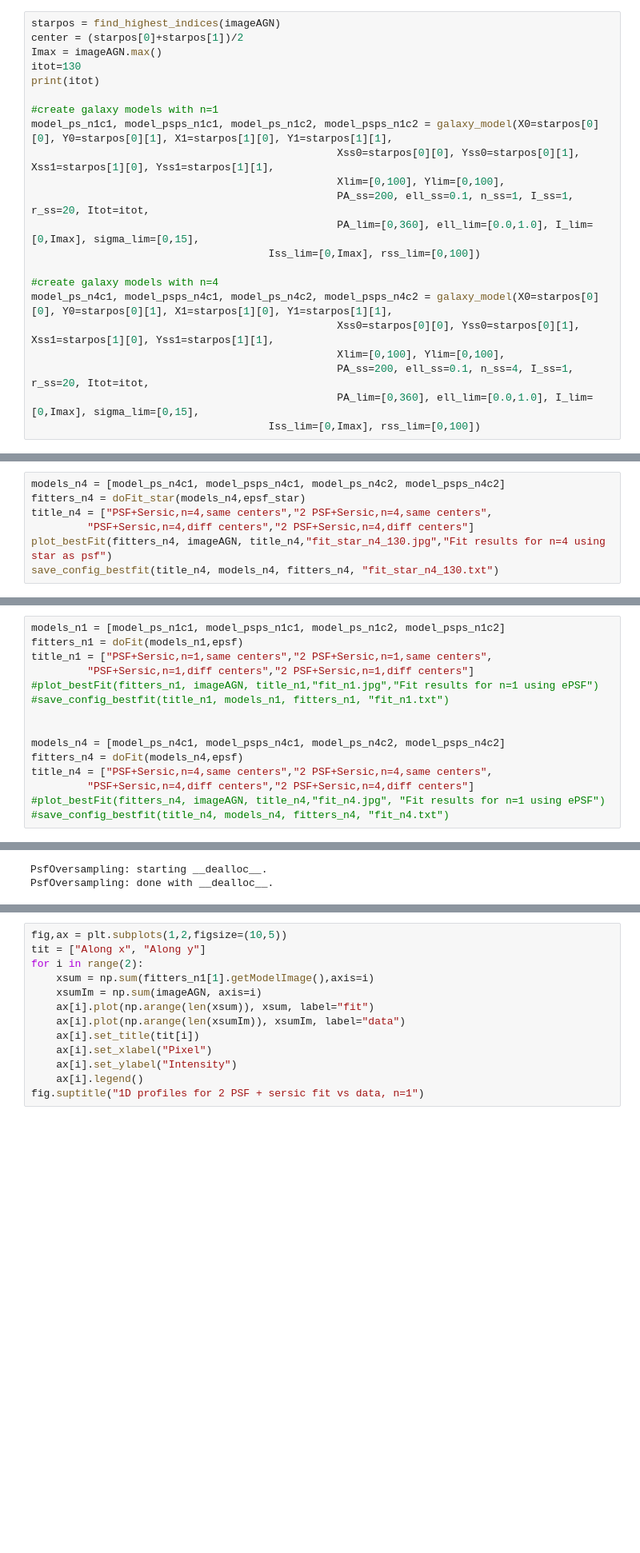
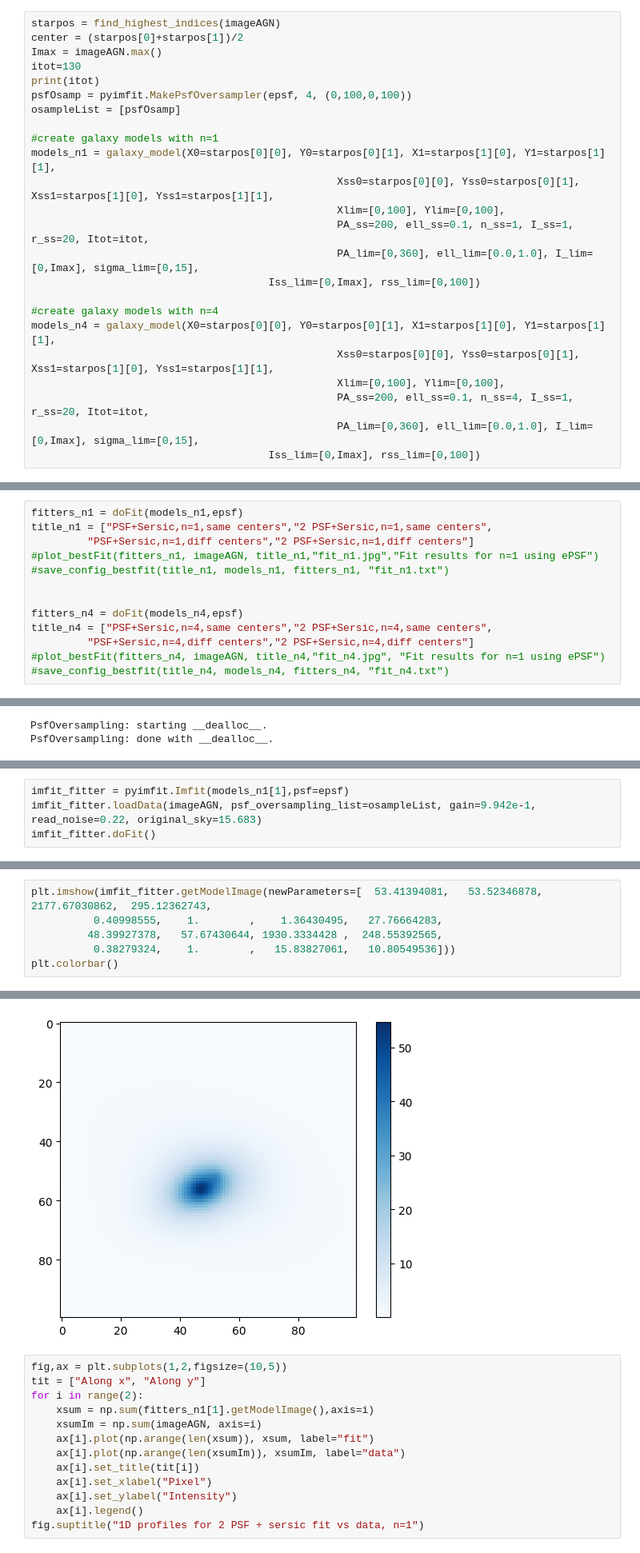
Before and after one commit to insepien/dualAGN, a Jupyter notebook: fit/fit-2PSF-pyimfit.ipynb, the cells around one changed output, grey strips where cells are left out. Shown at 80% size. Saved outputs shown, nothing was run; the diff lists cells and outputs as text; blank space fills up the shorter version.

```diff
--- a/fit/fit-2PSF-pyimfit.ipynb
+++ b/fit/fit-2PSF-pyimfit.ipynb
@@ -128,9 +126,11 @@ center = (starpos[0]+starpos[1])/2
 Imax = imageAGN.max()
 itot=130
 print(itot)
+psfOsamp = pyimfit.MakePsfOversampler(epsf, 4, (0,100,0,100))
+osampleList = [psfOsamp]
 
 #create galaxy models with n=1
-model_ps_n1c1, model_psps_n1c1, model_ps_n1c2, model_psps_n1c2 = galaxy_model(X0=starpos[0][0], Y0=starpos[0][1], X1=starpos[1][0], Y1=starpos[1][1],
+models_n1 = galaxy_model(X0=starpos[0][0], Y0=starpos[0][1], X1=starpos[1][0], Y1=starpos[1][1],
                                                  Xss0=starpos[0][0], Yss0=starpos[0][1], Xss1=starpos[1][0], Yss1=starpos[1][1],
                                                  Xlim=[0,100], Ylim=[0,100],
                                                  PA_ss=200, ell_ss=0.1, n_ss=1, I_ss=1, r_ss=20, Itot=itot,
@@ -138,7 +138,7 @@ model_ps_n1c1, model_psps_n1c1, model_ps_n1c2, model_psps_n1c2 = galaxy_model(X0
                                       Iss_lim=[0,Imax], rss_lim=[0,100])
 
 #create galaxy models with n=4
-model_ps_n4c1, model_psps_n4c1, model_ps_n4c2, model_psps_n4c2 = galaxy_model(X0=starpos[0][0], Y0=starpos[0][1], X1=starpos[1][0], Y1=starpos[1][1],
+models_n4 = galaxy_model(X0=starpos[0][0], Y0=starpos[0][1], X1=starpos[1][0], Y1=starpos[1][1],
                                                  Xss0=starpos[0][0], Yss0=starpos[0][1], Xss1=starpos[1][0], Yss1=starpos[1][1],
                                                  Xlim=[0,100], Ylim=[0,100],
                                                  PA_ss=200, ell_ss=0.1, n_ss=4, I_ss=1, r_ss=20, Itot=itot,
@@ -168,10 +173,3 @@ plot_bestFit(fitters_n1, imageAGN, title_n1,"fit_star_n1_90.jpg","Fit results fo
 save_config_bestfit(title_n1, models_n1, fitters_n1, "fit_star_n1_90.txt")
 # %% [output]
 [figure]
-# %%
-models_n4 = [model_ps_n4c1, model_psps_n4c1, model_ps_n4c2, model_psps_n4c2]
-fitters_n4 = doFit_star(models_n4,epsf_star)
-title_n4 = ["PSF+Sersic,n=4,same centers","2 PSF+Sersic,n=4,same centers",
-         "PSF+Sersic,n=4,diff centers","2 PSF+Sersic,n=4,diff centers"]
-plot_bestFit(fitters_n4, imageAGN, title_n4,"fit_star_n4_130.jpg","Fit results for n=4 using star as psf")
-save_config_bestfit(title_n4, models_n4, fitters_n4, "fit_star_n4_130.txt")
@@ -180,7 +176,6 @@ save_config_bestfit(title_n4, models_n4, fitters_n4, "fit_star_n4_130.txt")
 # %% [markdown]
 # fit epsf
 # %%
-models_n1 = [model_ps_n1c1, model_psps_n1c1, model_ps_n1c2, model_psps_n1c2]
 fitters_n1 = doFit(models_n1,epsf)
 title_n1 = ["PSF+Sersic,n=1,same centers","2 PSF+Sersic,n=1,same centers",
          "PSF+Sersic,n=1,diff centers","2 PSF+Sersic,n=1,diff centers"]
@@ -188,7 +183,6 @@ title_n1 = ["PSF+Sersic,n=1,same centers","2 PSF+Sersic,n=1,same centers",
 #save_config_bestfit(title_n1, models_n1, fitters_n1, "fit_n1.txt")
 
 
-models_n4 = [model_ps_n4c1, model_psps_n4c1, model_ps_n4c2, model_psps_n4c2]
 fitters_n4 = doFit(models_n4,epsf)
 title_n4 = ["PSF+Sersic,n=4,same centers","2 PSF+Sersic,n=4,same centers",
          "PSF+Sersic,n=4,diff centers","2 PSF+Sersic,n=4,diff centers"]
@@ -207,0 +204,4 @@ PsfOversampling: done with __dealloc__.
+# %%
+imfit_fitter = pyimfit.Imfit(models_n1[1],psf=epsf)
+imfit_fitter.loadData(imageAGN, psf_oversampling_list=osampleList, gain=9.942e-1, read_noise=0.22, original_sky=15.683)
+imfit_fitter.doFit()
@@ -207,0 +273,7 @@ PsfOversampling: done with __dealloc__.
+# %%
+plt.imshow(imfit_fitter.getModelImage(newParameters=[  53.41394081,   53.52346878, 2177.67030862,  295.12362743,
+          0.40998555,    1.        ,    1.36430495,   27.76664283,
+         48.39927378,   57.67430644, 1930.3334428 ,  248.55392565,
+          0.38279324,    1.        ,   15.83827061,   10.80549536]))
+plt.colorbar()
+# %% [output]
@@ -208,3 +281,4 @@ PsfOversampling: done with __dealloc__.
+[figure, added]
 # %%
 fig,ax = plt.subplots(1,2,figsize=(10,5))
 tit = ["Along x", "Along y"]
```
Also changed, not shown: parts of 9 cells of this notebook, 10 other files.
